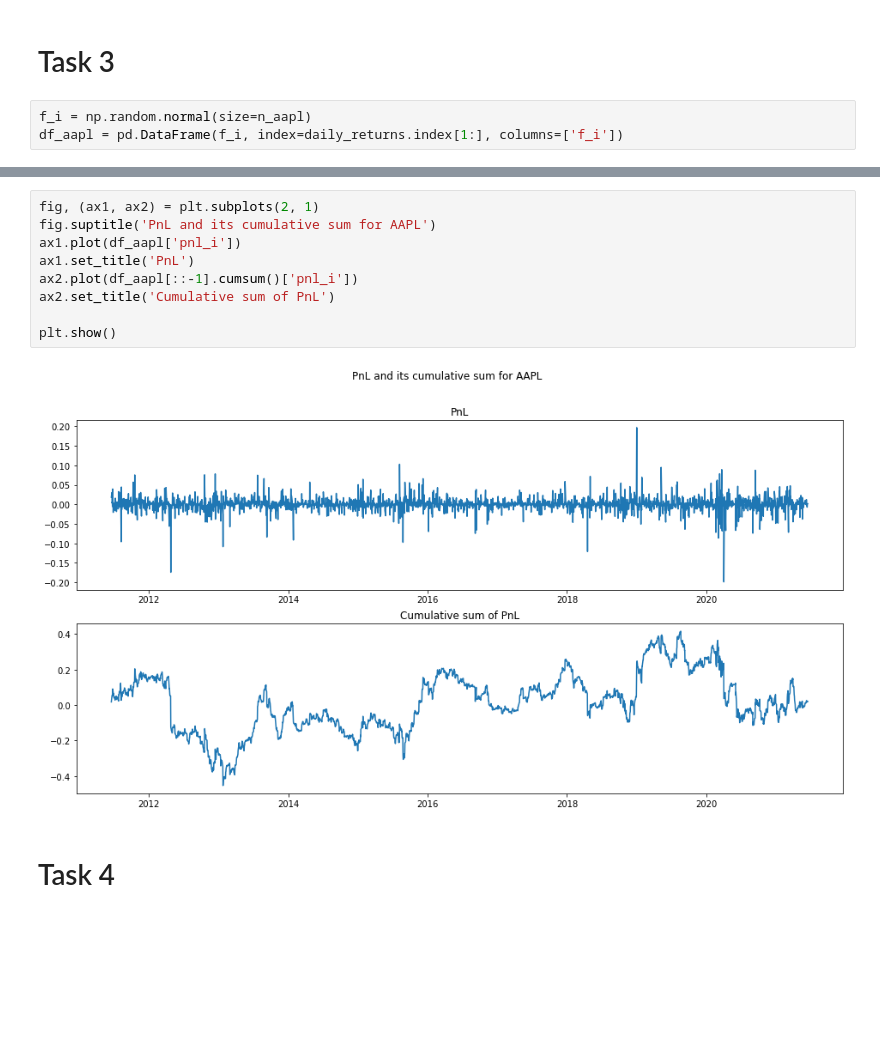
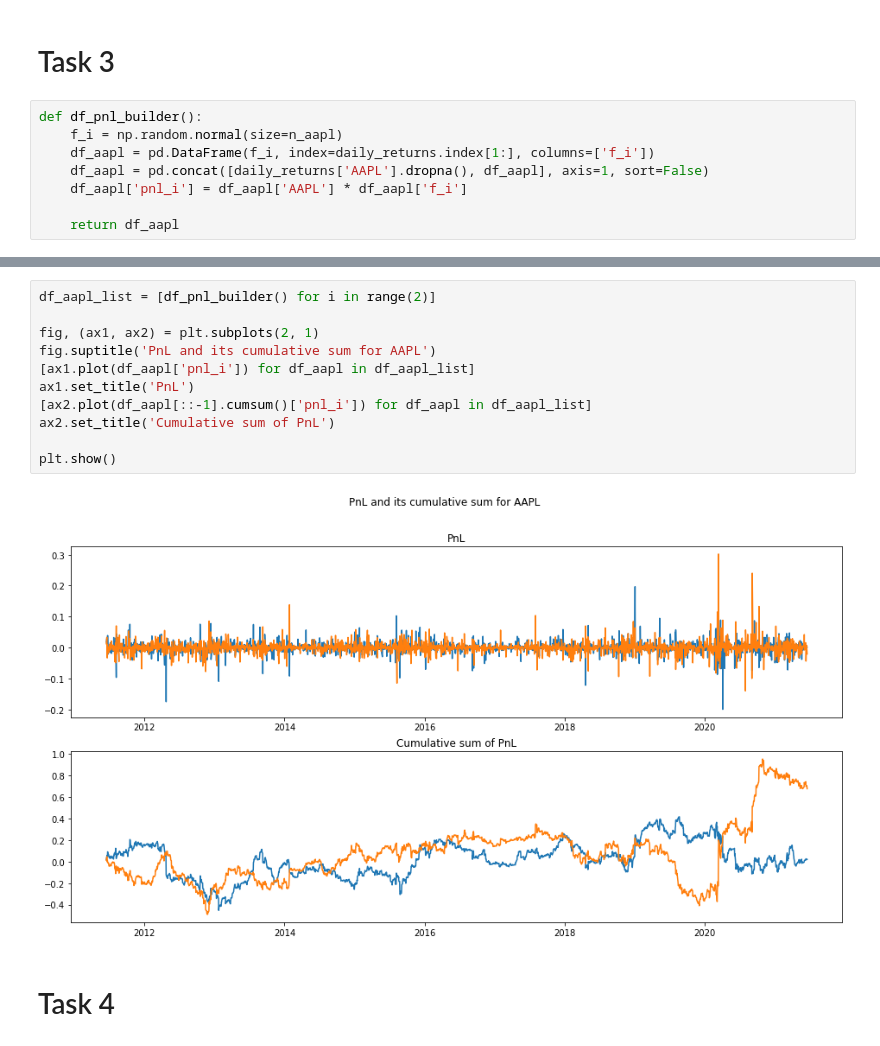
Before and after one commit to kirillovID/test_intro, a Jupyter notebook: alfa_test.ipynb, the cells around one changed output, grey strips where cells are left out. Drawn from its saved outputs; the diff is of its cells as text; blank space fills up the shorter version.

```diff
--- a/alfa_test.ipynb
+++ b/alfa_test.ipynb
@@ -633,5 +634,10 @@ parameter F test:         F=1.7577  , p=0.1347  , df_denom=2272, df_num=4
 # %% [markdown]
 # Task 3
 # %%
-f_i = np.random.normal(size=n_aapl)
-df_aapl = pd.DataFrame(f_i, index=daily_returns.index[1:], columns=['f_i'])
+def df_pnl_builder():
+    f_i = np.random.normal(size=n_aapl)
+    df_aapl = pd.DataFrame(f_i, index=daily_returns.index[1:], columns=['f_i'])
+    df_aapl = pd.concat([daily_returns['AAPL'].dropna(), df_aapl], axis=1, sort=False)
+    df_aapl['pnl_i'] = df_aapl['AAPL'] * df_aapl['f_i']
+
+    return df_aapl
@@ -656,14 +644,16 @@ df_aapl
 # %%
+df_aapl_list = [df_pnl_builder() for i in range(2)]
+
 fig, (ax1, ax2) = plt.subplots(2, 1)
 fig.suptitle('PnL and its cumulative sum for AAPL')
-ax1.plot(df_aapl['pnl_i'])
+[ax1.plot(df_aapl['pnl_i']) for df_aapl in df_aapl_list]
 ax1.set_title('PnL')
-ax2.plot(df_aapl[::-1].cumsum()['pnl_i'])
+[ax2.plot(df_aapl[::-1].cumsum()['pnl_i']) for df_aapl in df_aapl_list]
 ax2.set_title('Cumulative sum of PnL')
 
 plt.show()
 # %% [output]
-[figure, old version]
+[figure, new version]
 # %% [markdown]
 # Task 4
 # %%
```
Also changed, not shown: parts of 19 cells of this notebook.
